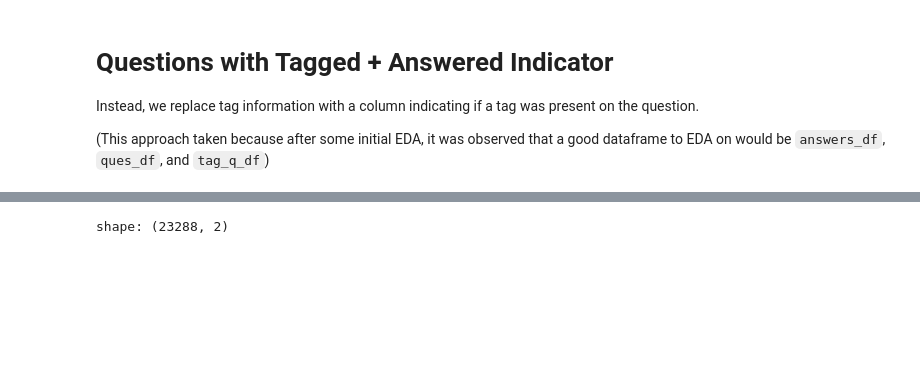
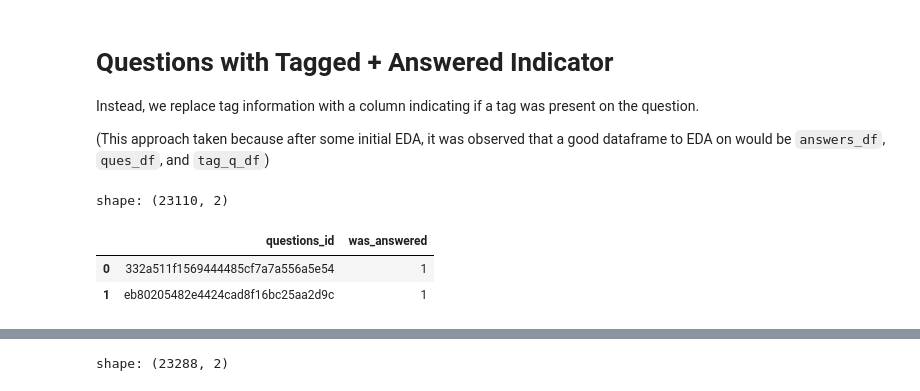
Before and after one commit to reneemarama/career_village, a Jupyter notebook: 1_merging_notebook.ipynb, the cells around one changed output, grey strips where cells are left out. Cells and saved outputs as stored; diff of their text form; code cells hidden in the pictures; blank space fills up the shorter version.

```diff
--- a/1_merging_notebook.ipynb
+++ b/1_merging_notebook.ipynb
@@ -406,3 +406,25 @@ df_merged.to_csv("./Datasets/df_merged.csv", index=False)
 Instead, we replace tag information with a column indicating if a tag was present on the question.
 
 (This approach taken because after some initial EDA, it was observed that a good dataframe to EDA on would be `answers_df`, `ques_df`, and `tag_q_df`)
+# %%
+# duplicating answers_df so that operations are not performed on raw data
+df_has_answer = answers_df
+
+# create the was_answered indicator (all will be 1's for now)
+df_has_answer['was_answered'] = df_has_answer['answers_id'].notnull().astype(int)
+
+# remove the answers_id as it is not necessary for questions EDA
+df_has_answer = df_has_answer.drop(columns = ['answers_id', 'answers_author_id','answers_date_added', 'answers_body'])
+
+# remove duplicates (i.e. based on questions_id column) so that left merge
+#   does not dramatically increase size of dataframe due to duplicates
+#   (there are multiple answers per question)
+df_has_answer = df_has_answer.drop_duplicates()
+
+print("shape:", df_has_answer.shape)
+df_has_answer.head(2)
+# %% [output]
+shape: (23110, 2)
+|  | questions_id | was_answered |
+| 0 | 332a511f1569444485cf7a7a556a5e54 | 1 |
+| 1 | eb80205482e4424cad8f16bc25aa2d9c | 1 |
```
Also changed, not shown: parts of 16 cells of this notebook, 3 other files.
